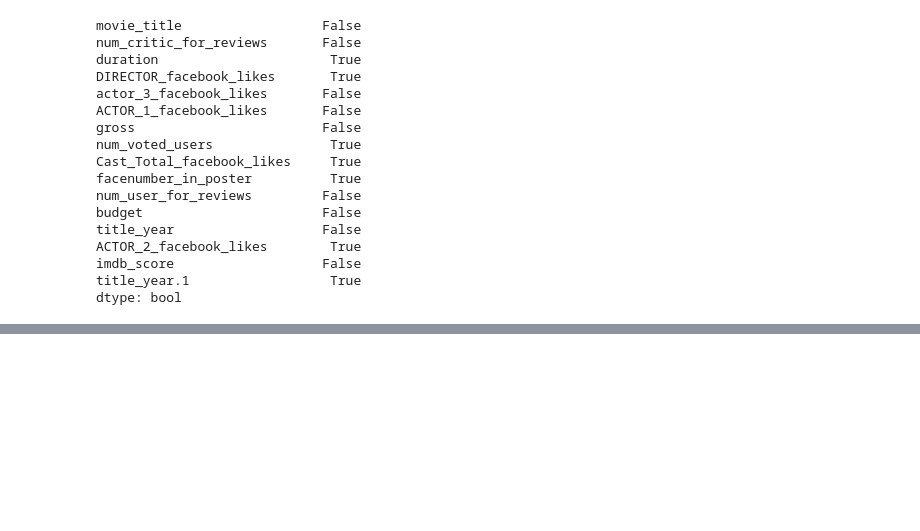
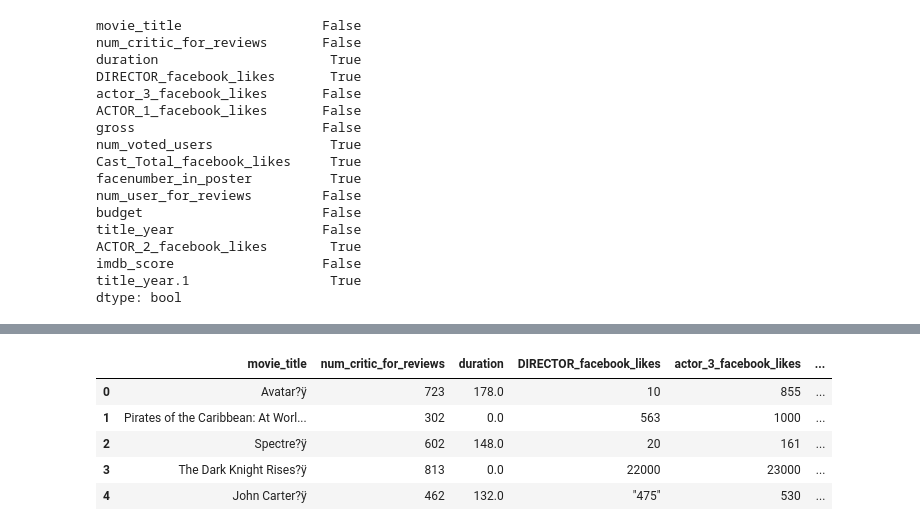
Before and after one commit to soumyadeep28/Data-Science, a Jupyter notebook: Data_preparation/data_cleaning/Data_cleaning.ipynb, the cells around one changed output, grey strips where cells are left out. Drawn from its saved outputs; the diff is of its cells as text; code cells hidden in the pictures; blank space fills up the shorter version.

```diff
--- a/Data_preparation/data_cleaning/Data_cleaning.ipynb
+++ b/Data_preparation/data_cleaning/Data_cleaning.ipynb
@@ -172,0 +199,12 @@ dtype: bool
+# %%
+# Fill emplty dataframe with empty value
+DataDF_fillNA_with0 = data.fillna(0)
+# %%
+DataDF_fillNA_with0.head()
+# %% [output]
+|  | movie_title | num_critic_for_reviews | duration | DIRECTOR_facebook_likes | actor_3_facebook_likes | ... |
+| 0 | Avatar?ÿ | 723 | 178.0 | 10 | 855 | ... |
+| 1 | Pirates of the Caribbean: At Worl... | 302 | 0.0 | 563 | 1000 | ... |
+| 2 | Spectre?ÿ | 602 | 148.0 | 20 | 161 | ... |
+| 3 | The Dark Knight Rises?ÿ | 813 | 0.0 | 22000 | 23000 | ... |
+| 4 | John Carter?ÿ | 462 | 132.0 | "475" | 530 | ... |
```
Also changed, not shown: parts of 11 cells of this notebook.
